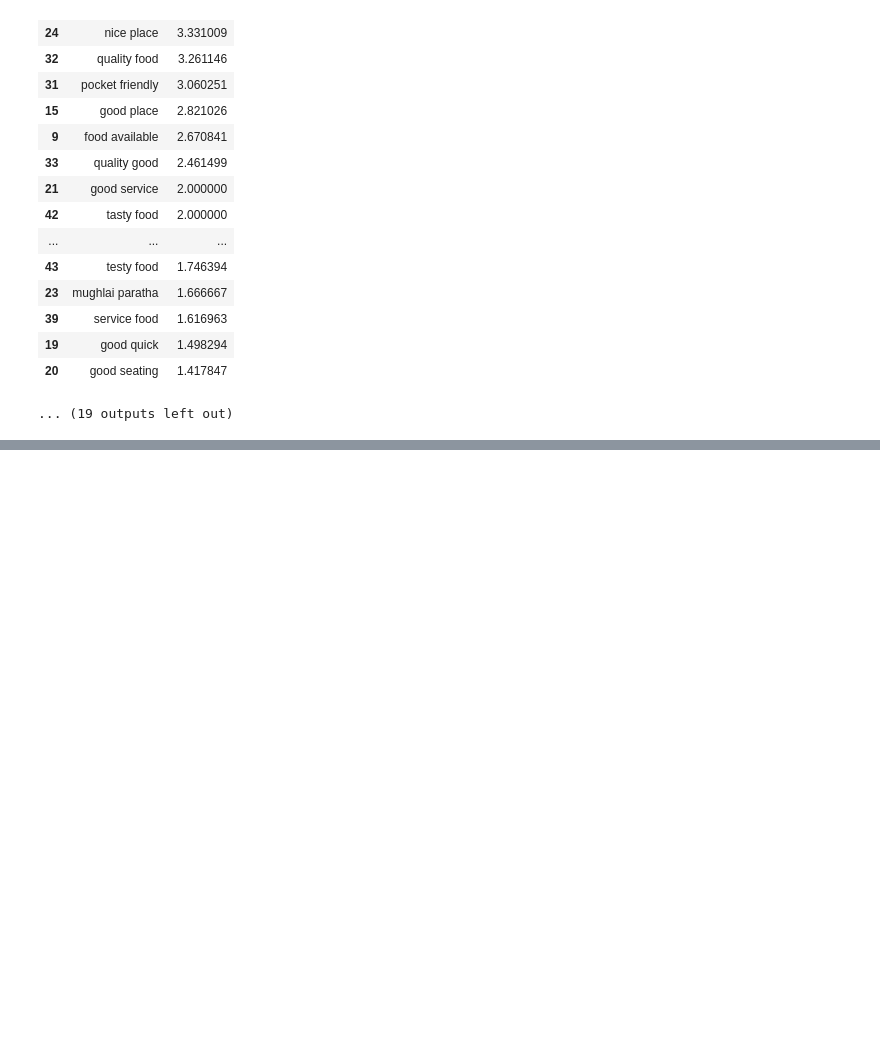
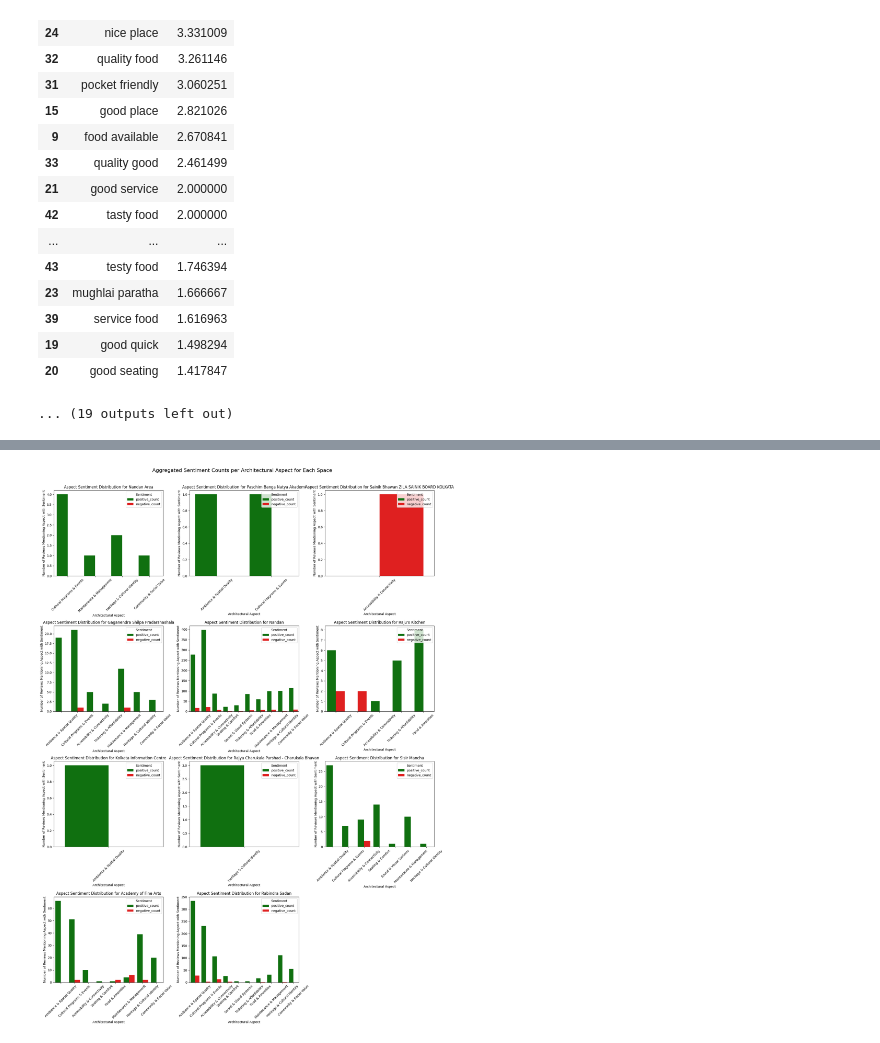
Before and after one commit to AbhiramGude/Blog, a Jupyter notebook: Sentimental Analysis.ipynb, the cells around one changed output, grey strips where cells are left out. Saved outputs shown, nothing was run; the diff lists cells and outputs as text; code cells hidden in the pictures; blank space fills up the shorter version.

```diff
--- a/Sentimental Analysis.ipynb
+++ b/Sentimental Analysis.ipynb
@@ -942,0 +1049,54 @@ Top 20 Bigrams for Raju's Kitchen - POSITIVE:
+# %%
+import seaborn as sns
+import matplotlib.pyplot as plt
+import numpy as np # Import numpy for plotting
+
+# Use the aspect_sentiment_df
+spaces = aspect_sentiment_df["location"].unique()
+n_spaces = len(spaces)
+n_cols = 3
+n_rows = (n_spaces + n_cols - 1) // n_cols # More robust way to calculate rows
+
+fig, axes = plt.subplots(n_rows, n_cols, figsize=(18, 6*n_rows)) # Increased figsize
+axes = axes.flatten() if n_spaces > 1 else [axes] # Handle case with only one space
+
+# Define colors
+colors = {'positive_count': 'green', 'negative_count': 'red'}
+
+for i, space in enumerate(spaces):
+    # Filter data for the current space
+    subset_df = aspect_sentiment_df[aspect_sentiment_df["location"] == space].copy()
+
+    # Melt the DataFrame to have sentiment types as a column for plotting
+    melted_df = subset_df.melt(
+        id_vars='aspect',
+        value_vars=['positive_count', 'negative_count'],
+        var_name='sentiment_type',
+        value_name='count'
+    )
+
+    # Create a bar plot
+    sns.barplot(
+        data=melted_df,
+        x='aspect',
+        y='count',
+        hue='sentiment_type',
+        palette=colors,
+        ax=axes[i]
+    )
+
+    axes[i].set_title(f"Aspect Sentiment Distribution for {space}", fontsize=12)
+    axes[i].set_xlabel("Architectural Aspect", fontsize=10)
+    axes[i].set_ylabel("Number of Reviews Mentioning Aspect with Sentiment", fontsize=10)
+    axes[i].tick_params(axis='x', rotation=45) # Removed ha='right'
+    axes[i].legend(title="Sentiment", loc='upper right')
+
+# Remove unused subplots
+for j in range(i + 1, len(axes)):
+    fig.delaxes(axes[j])
+
+plt.suptitle("Aggregated Sentiment Counts per Architectural Aspect for Each Space", y=1.02, fontsize=16)
+plt.tight_layout(rect=[0, 0, 1, 1.01])
+plt.show()
+# %% [output]
+[figure, added]
```
Also changed, not shown: parts of 3 cells of this notebook.
